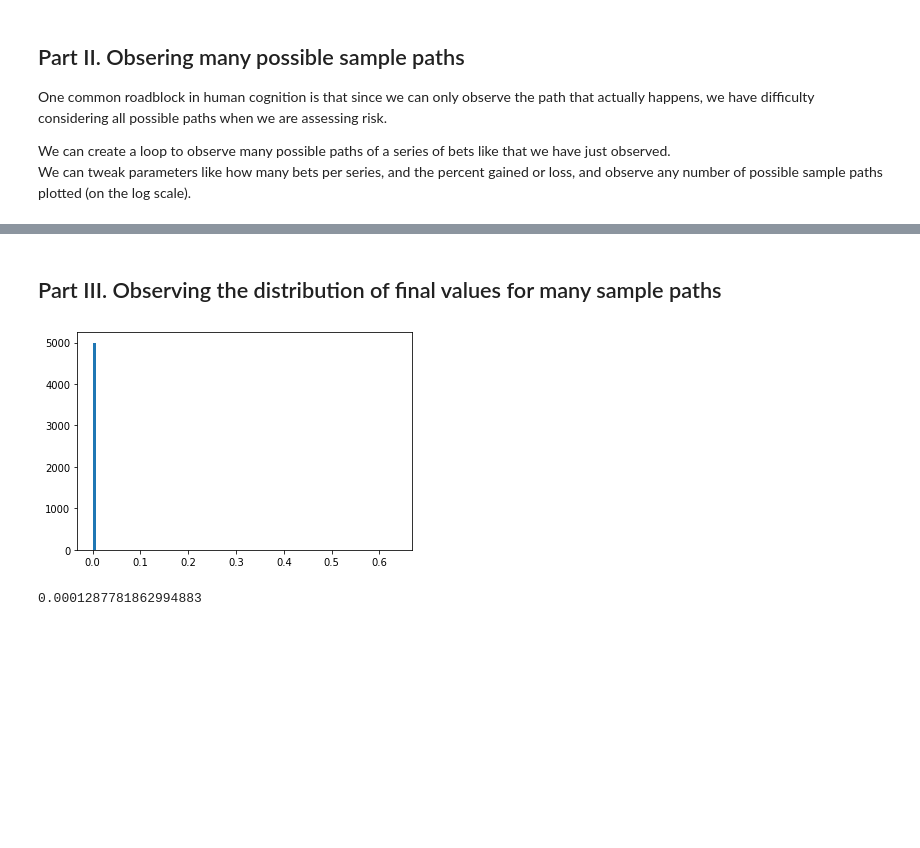
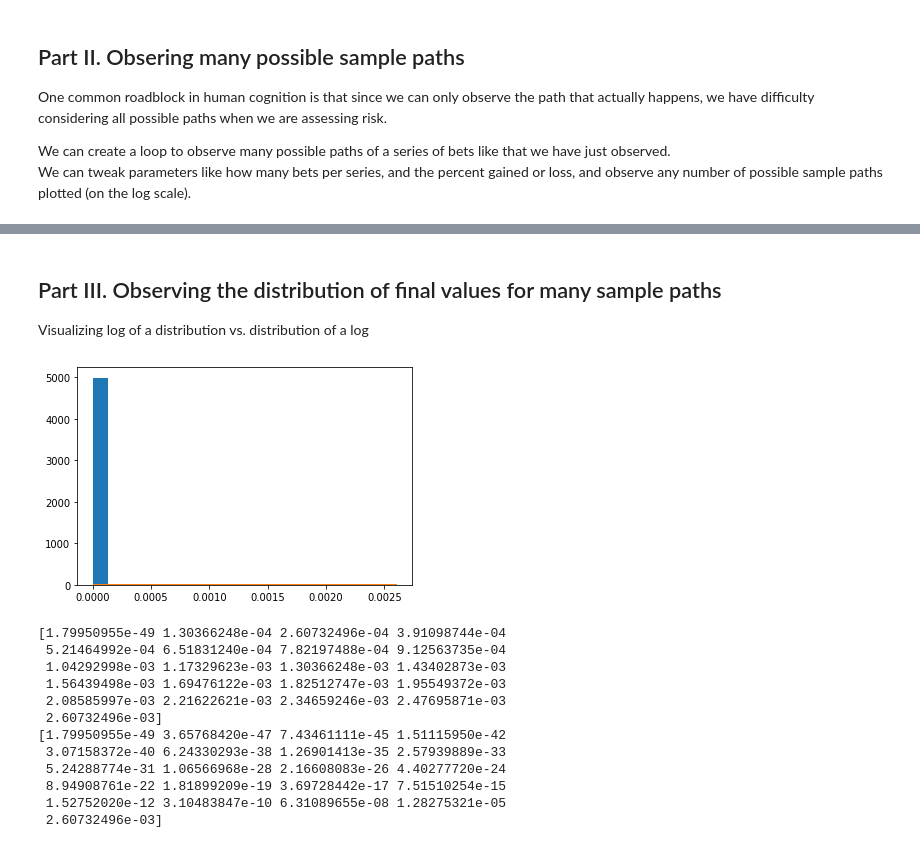
Before and after one commit to Symorq/exploring-ergodicity, a Jupyter notebook: ergodicity.ipynb, the cells around one changed output, grey strips where cells are left out. Cells and saved outputs as stored; diff of their text form; code cells hidden in the pictures; blank space fills up the shorter version.

Commit message:
log normal scale graph

```diff
--- a/ergodicity.ipynb
+++ b/ergodicity.ipynb
@@ -108,12 +108,27 @@ plt.show()
 # %% [markdown]
 ## Part III. Observing the distribution of final values for many sample paths
+
+Visualizing log of a distribution vs. distribution of a log
-# %%
-import matplotlib.pyplot as plt
-
-plt.hist(last_bets, 100) # num bins
-plt.show()
-
-print(np.mean(last_bets))
-# %% [output]
-[figure, removed]
-0.0001287781862994883
+# %%
+import matplotlib.pyplot as plt
+
+# Log of the bins
+hist, bins, _ = plt.hist(last_bets, bins=20)
+logbins = np.logspace(np.log10(bins[0]),np.log10(bins[-1]),len(bins))
+plt.hist(last_bets, bins=logbins)
+
+plt.show()
+# %% [output]
+[figure, added]
+[1.79950955e-49 1.30366248e-04 2.60732496e-04 3.91098744e-04
+ 5.21464992e-04 6.51831240e-04 7.82197488e-04 9.12563735e-04
+ 1.04292998e-03 1.17329623e-03 1.30366248e-03 1.43402873e-03
+ 1.56439498e-03 1.69476122e-03 1.82512747e-03 1.95549372e-03
+ 2.08585997e-03 2.21622621e-03 2.34659246e-03 2.47695871e-03
+ 2.60732496e-03]
+[1.79950955e-49 3.65768420e-47 7.43461111e-45 1.51115950e-42
+ 3.07158372e-40 6.24330293e-38 1.26901413e-35 2.57939889e-33
+ 5.24288774e-31 1.06566968e-28 2.16608083e-26 4.40277720e-24
+ 8.94908761e-22 1.81899209e-19 3.69728442e-17 7.51510254e-15
+ 1.52752020e-12 3.10483847e-10 6.31089655e-08 1.28275321e-05
+ 2.60732496e-03]
```
Also changed, not shown: parts of 5 cells of this notebook.
